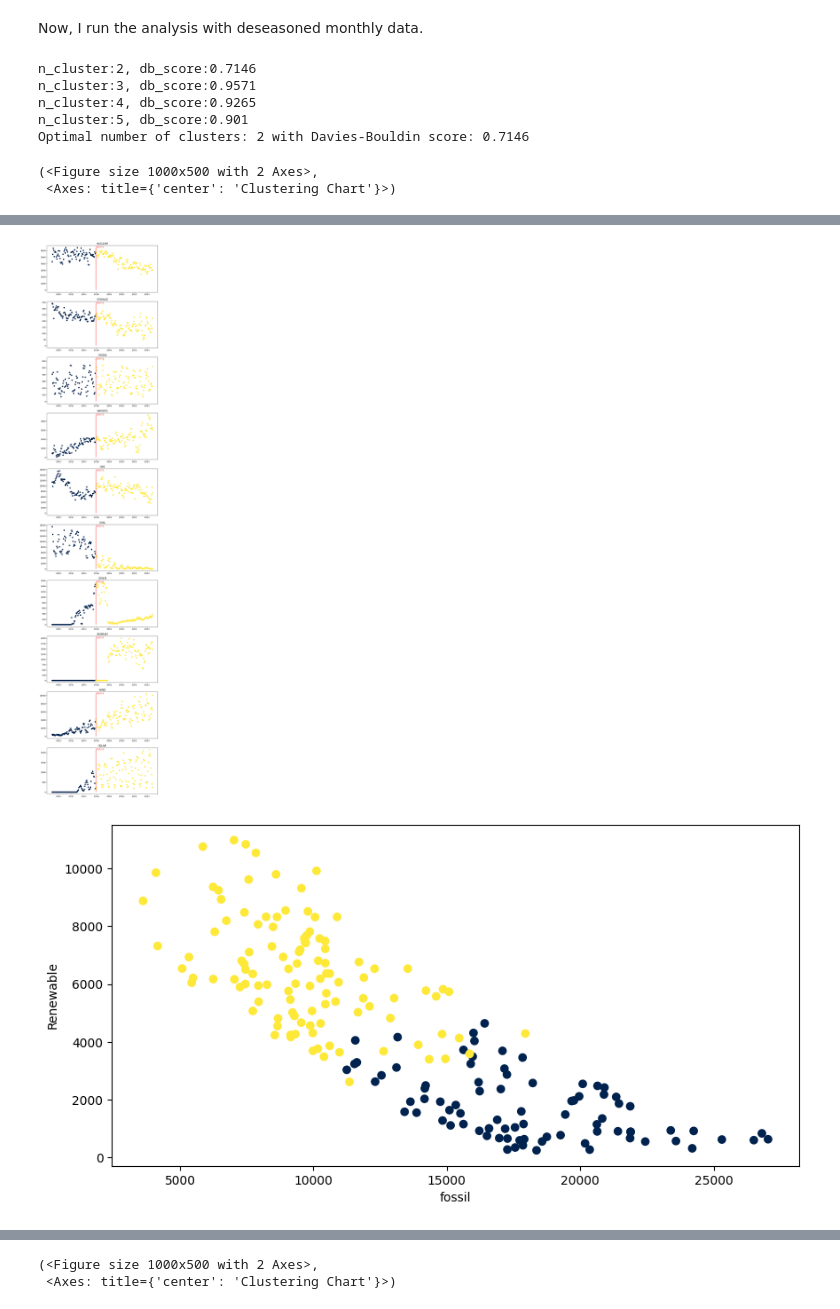
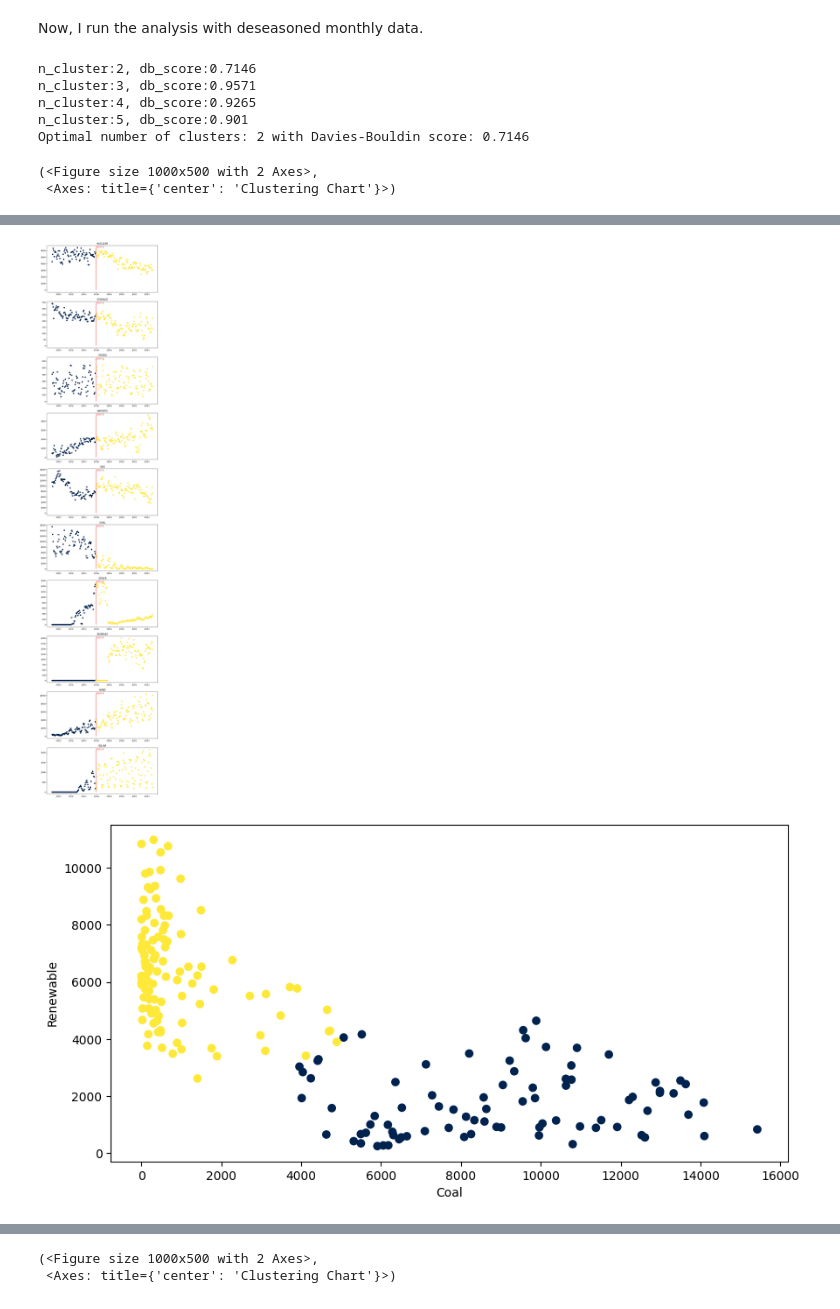
Before and after one commit to chihyuehhuang/UK_generation_mix_change, a Jupyter notebook: notebooks/03_clustering_analysis.ipynb, the cells around one changed output, grey strips where cells are left out. Drawn from its saved outputs; the diff is of its cells as text; code cells hidden in the pictures.

```diff
--- a/notebooks/03_clustering_analysis.ipynb
+++ b/notebooks/03_clustering_analysis.ipynb
@@ -240,29 +240,31 @@ Now, I run the analysis with deseasoned monthly data.
 # %%
 X = data_monthly_deseasoned
 sns.heatmap(X.corr(), annot=True)
 
 kmeans_model, labels, db_scores = [], [], []
 for n_cluster in range(2, 6):
     kmeans = cluster_analysis(X, n_cluster)
     kmeans_model.append(kmeans[0])
     labels.append(kmeans[1])
     db_scores.append(kmeans[2])
 
 optimal_n_clusters = db_scores.index(min(db_scores)) + 2
 print(f'Optimal number of clusters: {optimal_n_clusters} with Davies-Bouldin score: {db_scores[optimal_n_clusters - 2]}')
+
 optimal_label = labels[optimal_n_clusters - 2]
+
 detailed_chart(data_monthly, cols, optimal_label, timeformat='%Y-%m')
-focus_chart(data_monthly, optimal_label)
+focus_chart(data_monthly, optimal_label, col1=['COAL'], col1_name='Coal')
 clustering_chart(X, kmeans_model[optimal_n_clusters - 2], optimal_label)
 # %% [output]
 n_cluster:2, db_score:0.7146
 n_cluster:3, db_score:0.9571
 n_cluster:4, db_score:0.9265
 n_cluster:5, db_score:0.901
 Optimal number of clusters: 2 with Davies-Bouldin score: 0.7146
 (<Figure size 1000x500 with 2 Axes>,
  <Axes: title={'center': 'Clustering Chart'}>)
 [figure]
 [figure]
-[figure, old version]
+[figure, new version]
 [figure]
```
Also changed, not shown: parts of 4 cells of this notebook, 1 other file.
